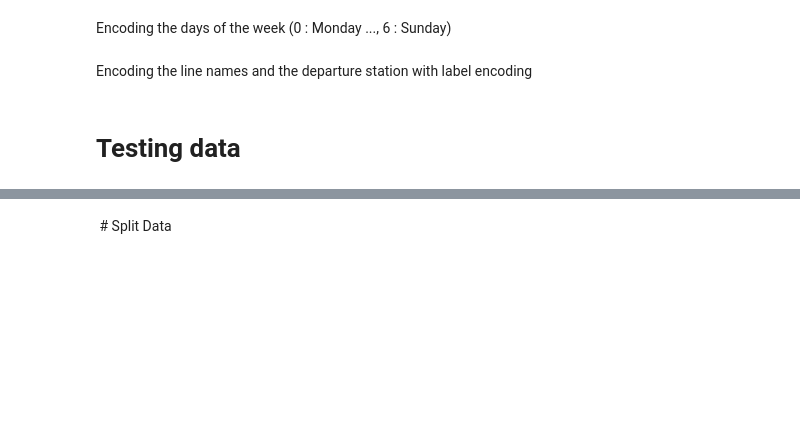
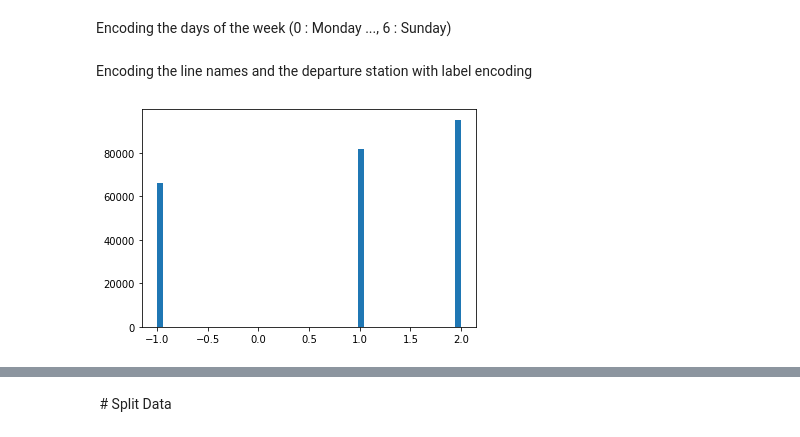
Before and after one commit to linahcharif/NTDS-Team24, a Jupyter notebook: Classification_Model.ipynb, the cells around one changed output, grey strips where cells are left out. Drawn from its saved outputs; the diff is of its cells as text; code cells hidden in the pictures; blank space fills up the shorter version.

```diff
--- a/Classification_Model.ipynb
+++ b/Classification_Model.ipynb
@@ -52,4 +55,4 @@ df['Logged Delay']= df['Logged Delay'].apply(lambda x: -1 if x <0 else(2 if x >=
 # %%
-plt.hist(df['Logged Delay'],bins = 50)
+plot = plt.hist(Y_train,bins = 50)
+# %% [output]
+[figure, added]
-# %% [markdown]
-# Testing data
```
Also changed, not shown: parts of 49 cells of this notebook.
